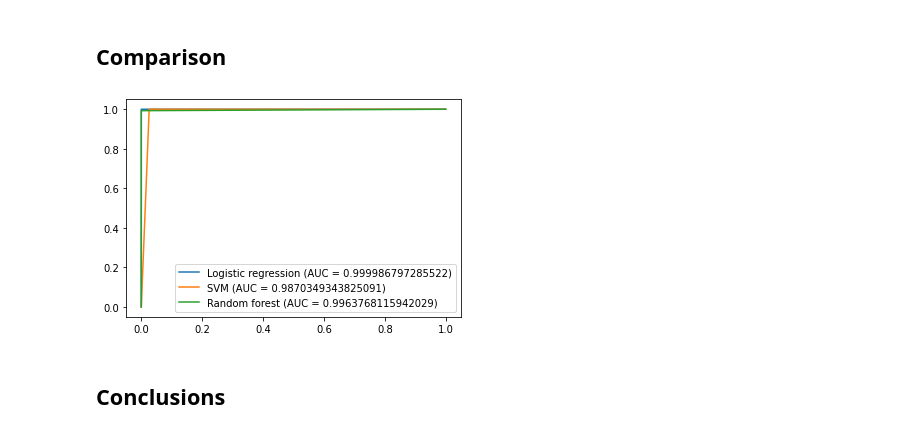
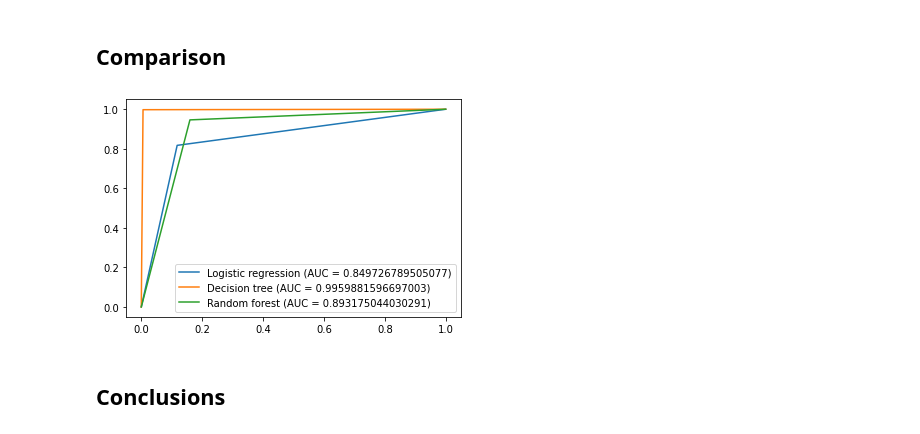
Before and after one commit to kponichtera/cs4035-cda, a Jupyter notebook: jupyter/W1_Visuals.ipynb, the cells around one changed output. Drawn from its saved outputs; the diff is of its cells as text; code cells hidden in the pictures.

Commit message:
Replaced SVM with decision tree (faster and performs better)

```diff
--- a/jupyter/W1_Visuals.ipynb
+++ b/jupyter/W1_Visuals.ipynb
@@ -439 +436,21 @@ Fraudulent transactions used for training: 13938
 Fraudulent transactions used for testing: 138
+# %%
+# ALTERNATIVE SMOTE
+from imblearn.over_sampling import SMOTE
+
+df = pd.read_csv("data/train_data.csv")
+
+smote = SMOTE(random_state=0)
+df_processed = process_data(df)
+
+X, y = smote.fit_resample(df_processed, df['label'])
+
+X_train, X_test, y_train, y_test = train_test_split(X, y, test_size=0.33, random_state=0)
+
+print(f"Resampled data set: {len(X)}")
+print(f"Training data set: {len(X_train)}")
+print(f"Testing data set: {len(X_test)}")
+print(f"Benign transactions used for training: {len(y_train[y_train == 0])}")
+print(f"Fraudulent transactions used for training: {len(y_train[y_train == 1])}")
+print(f"Benign transactions used for testing: {len(y_test[y_test == 0])}")
+print(f"Fraudulent transactions used for testing: {len(y_test[y_test == 1])}")
@@ -472,11 +494,0 @@ Accuracy: 99.99736904417375
-# %%
-svm_classifier = svm.SVC()
-svm_classifier.fit(X_train, y_train)
-
-y_predictions = svm_classifier.predict(X_test)
-
-print(classification_report(y_test, y_predictions))
-print(f"Accuracy: {accuracy_score(y_test, y_predictions) * 100}")
-
-svm_fpr, svm_tpr, _ = roc_curve(y_test, y_predictions)
-svm_roc_auc = auc(svm_fpr, svm_tpr)
@@ -517,0 +521,11 @@ Accuracy: 99.99736904417375
+# %%
+dtree_classifier = DecisionTreeClassifier(random_state=0)
+dtree_classifier.fit(X_train, y_train)
+
+y_predictions = dtree_classifier.predict(X_test)
+
+print(classification_report(y_test, y_predictions))
+print(f"Accuracy: {accuracy_score(y_test, y_predictions) * 100}")
+
+dtree_fpr, dtree_tpr, _ = roc_curve(y_test, y_predictions)
+dtree_roc_auc = auc(dtree_fpr, dtree_tpr)
@@ -520,12 +545,12 @@ Accuracy: 99.99736904417375
 # %%
 plt.figure(0).clf()
 plt.plot(logreg_fpr, logreg_tpr, label=f"Logistic regression (AUC = {logreg_roc_auc})")
-plt.plot(svm_fpr, svm_tpr, label=f"SVM (AUC = {svm_roc_auc})")
+plt.plot(dtree_fpr, dtree_tpr, label=f"Decision tree (AUC = {dtree_roc_auc})")
 plt.plot(forest_fpr, forest_tpr, label=f"Random forest (AUC = {forest_roc_auc})")
 plt.legend()
 plt.show()
 # %% [output]
-[figure, old version]
+[figure, new version]
 # %% [markdown]
 ## Conclusions
 # %% [markdown]
```
Also changed, not shown: parts of 14 cells of this notebook, 1 other file.
